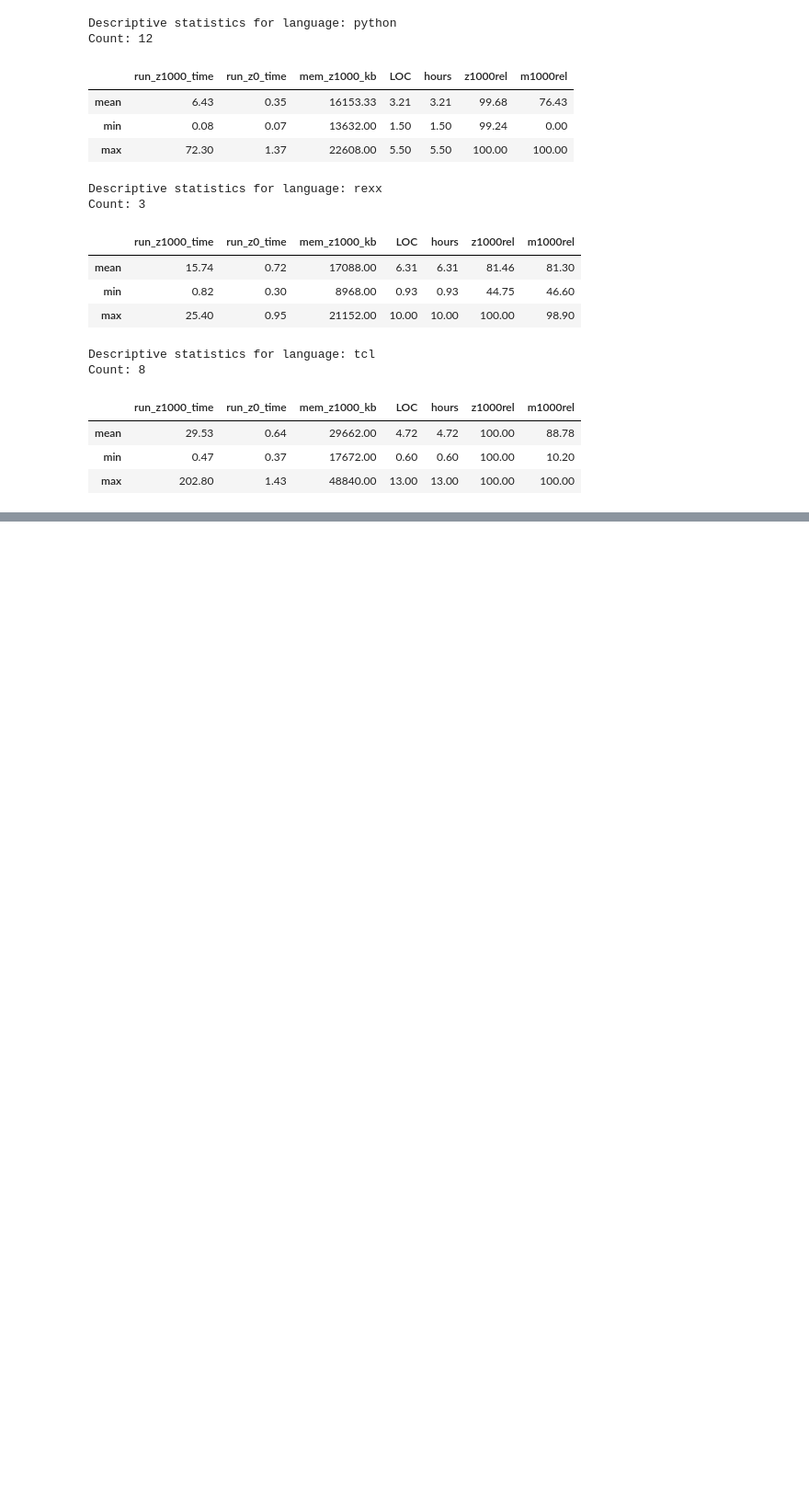
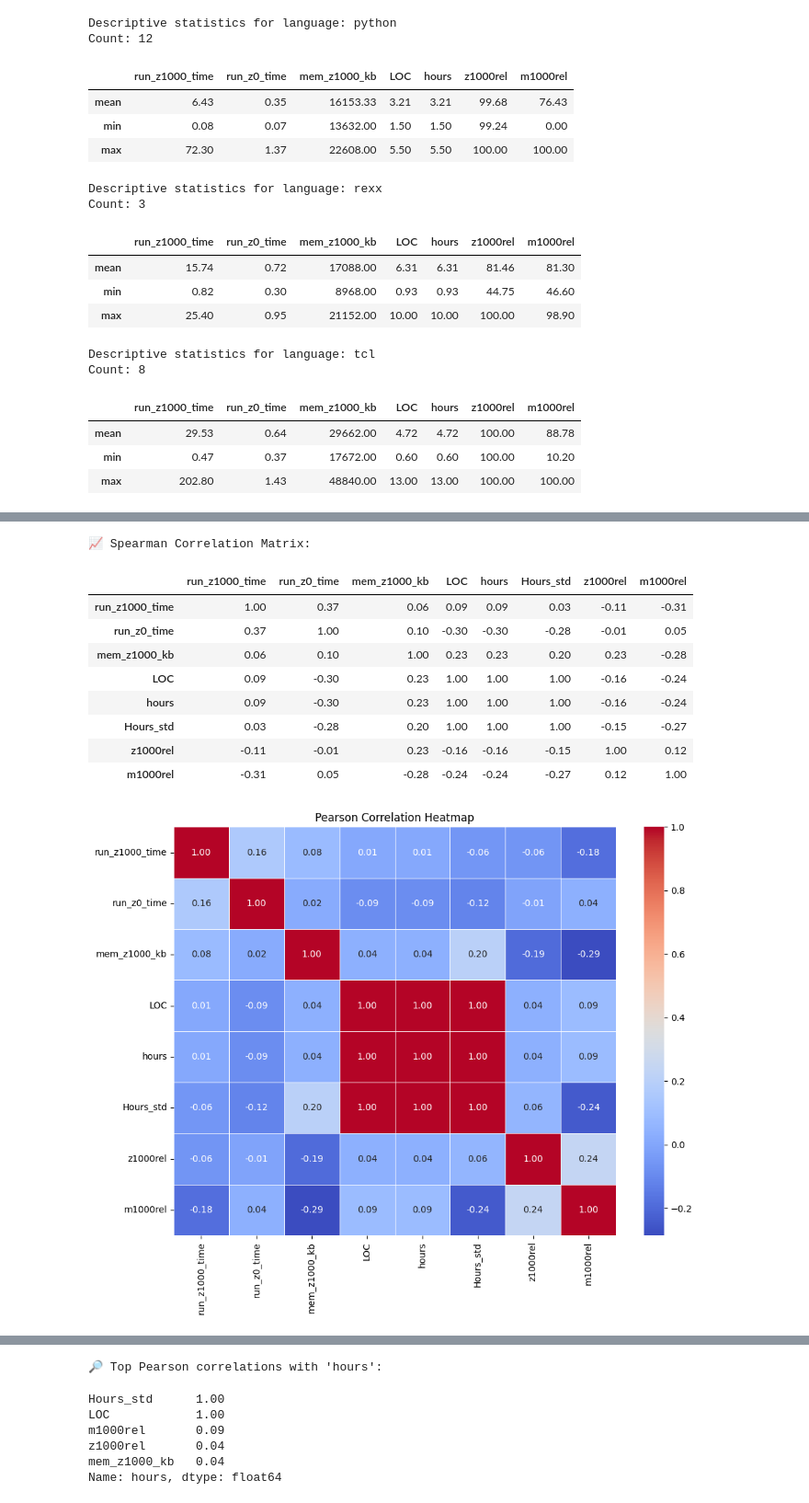
Before and after one commit to Beansak/Forskningsmetodik_assignment3, a Jupyter notebook: analysis.ipynb, the cells around one changed output, grey strips where cells are left out. Shown at 92% size. Saved outputs shown, nothing was run; the diff lists cells and outputs as text; code cells hidden in the pictures; blank space fills up the shorter version.

Commit message:
heatmap

```diff
--- a/analysis.ipynb
+++ b/analysis.ipynb
@@ -279,0 +280,62 @@ C:\Users\isakk\AppData\Local\Microsoft\WindowsApps\PythonSoftwareFoundation.Pyth
+# %%
+# ===== Correlation Analysis =====
+import pandas as pd
+import numpy as np
+import matplotlib.pyplot as plt
+import seaborn as sns
+
+# Select numeric columns only for correlation
+numeric_cols = df_renamed.select_dtypes(include='number').columns
+df_numeric = df_renamed[numeric_cols]
+
+# 1. 📊 Compute Pearson and Spearman correlation matrices
+corr_pearson = df_numeric.corr(method='pearson')
+corr_spearman = df_numeric.corr(method='spearman')
+
+print("📈 Pearson Correlation Matrix:")
+display(corr_pearson.round(2))
+
+print("\n📈 Spearman Correlation Matrix:")
+display(corr_spearman.round(2))
+
+# 2. 🌡️ Visualize Pearson correlation heatmap
+plt.figure(figsize=(10, 8))
+sns.heatmap(corr_pearson, annot=True, cmap='coolwarm', fmt=".2f", linewidths=0.5)
+plt.title('Pearson Correlation Heatmap')
+plt.tight_layout()
+plt.show()
+
+# 3. 🌡️ Visualize Spearman correlation heatmap
+plt.figure(figsize=(10, 8))
+sns.heatmap(corr_spearman, annot=True, cmap='YlGnBu', fmt=".2f", linewidths=0.5)
+plt.title('Spearman Correlation Heatmap')
+plt.tight_layout()
+plt.show()
+
+# 4. 🧠 Interpretation of interesting relationships
+# Sort strongest correlations with 'hours' (excluding self-correlation)
+pearson_hours = corr_pearson['hours'].drop('hours').sort_values(ascending=False)
+spearman_hours = corr_spearman['hours'].drop('hours').sort_values(ascending=False)
+
+print("🔎 Top Pearson correlations with 'hours':")
+display(pearson_hours.head(5))
+
+print("🔎 Top Spearman correlations with 'hours':")
+display(spearman_hours.head(5))
+
+# Example interpretation (can be adapted based on actual numbers)
+# We’ll pick top 2 correlated features and print a short narrative.
+top1 = pearson_hours.index[0]
+top2 = pearson_hours.index[1]
+val1 = pearson_hours.iloc[0]
+val2 = pearson_hours.iloc[1]
+
+print("\n📝 Interpretation:")
+print(f"- '{top1}' has a Pearson correlation of {val1:.2f} with 'hours', indicating a strong {'positive' if val1>0 else 'negative'} linear relationship.")
+print(f"- '{top2}' has a Pearson correlation of {val2:.2f} with 'hours', suggesting a {'positive' if val2>0 else 'negative'} trend as well.")
+
+# (Optional) Check Spearman for ranking relationship
+top_spearman = spearman_hours.index[0]
+val_spear = spearman_hours.iloc[0]
+print(f"- Spearman shows '{top_spearman}' also has a rank correlation of {val_spear:.2f}, meaning the relationship holds even when considering monotonic (not strictly linear) trends.")
+# %% [output]
@@ -279,0 +352,11 @@ C:\Users\isakk\AppData\Local\Microsoft\WindowsApps\PythonSoftwareFoundation.Pyth
+📈 Spearman Correlation Matrix:
+|  | run_z1000_time | run_z0_time | mem_z1000_kb | LOC | hours | Hours_std | z1000rel | m1000rel |
+| run_z1000_time | 1.00 | 0.37 | 0.06 | 0.09 | 0.09 | 0.03 | -0.11 | -0.31 |
+| run_z0_time | 0.37 | 1.00 | 0.10 | -0.30 | -0.30 | -0.28 | -0.01 | 0.05 |
+| mem_z1000_kb | 0.06 | 0.10 | 1.00 | 0.23 | 0.23 | 0.20 | 0.23 | -0.28 |
+| LOC | 0.09 | -0.30 | 0.23 | 1.00 | 1.00 | 1.00 | -0.16 | -0.24 |
+| hours | 0.09 | -0.30 | 0.23 | 1.00 | 1.00 | 1.00 | -0.16 | -0.24 |
+| Hours_std | 0.03 | -0.28 | 0.20 | 1.00 | 1.00 | 1.00 | -0.15 | -0.27 |
+| z1000rel | -0.11 | -0.01 | 0.23 | -0.16 | -0.16 | -0.15 | 1.00 | 0.12 |
+| m1000rel | -0.31 | 0.05 | -0.28 | -0.24 | -0.24 | -0.27 | 0.12 | 1.00 |
+[figure, added]
@@ -279,0 +364,7 @@ C:\Users\isakk\AppData\Local\Microsoft\WindowsApps\PythonSoftwareFoundation.Pyth
+🔎 Top Pearson correlations with 'hours':
+Hours_std      1.00
+LOC            1.00
+m1000rel       0.09
+z1000rel       0.04
+mem_z1000_kb   0.04
+Name: hours, dtype: float64
```
Also changed, not shown: parts of 3 cells of this notebook.
